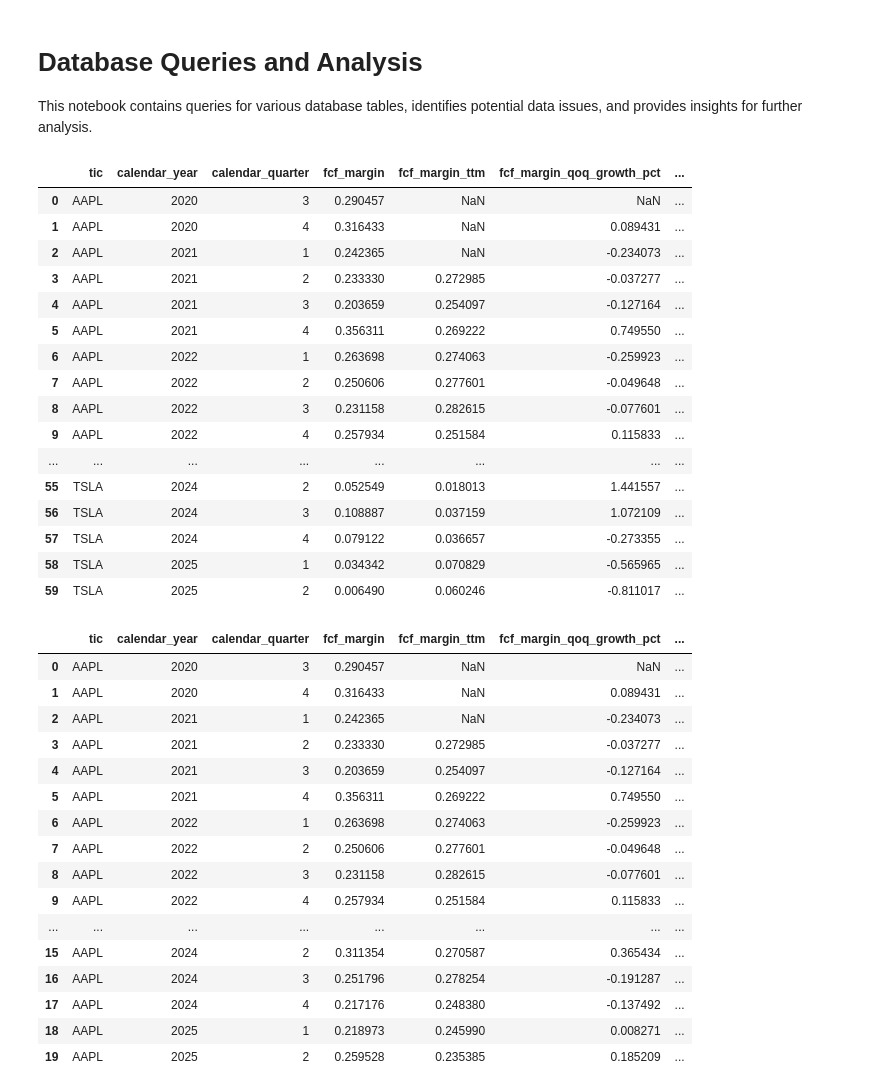
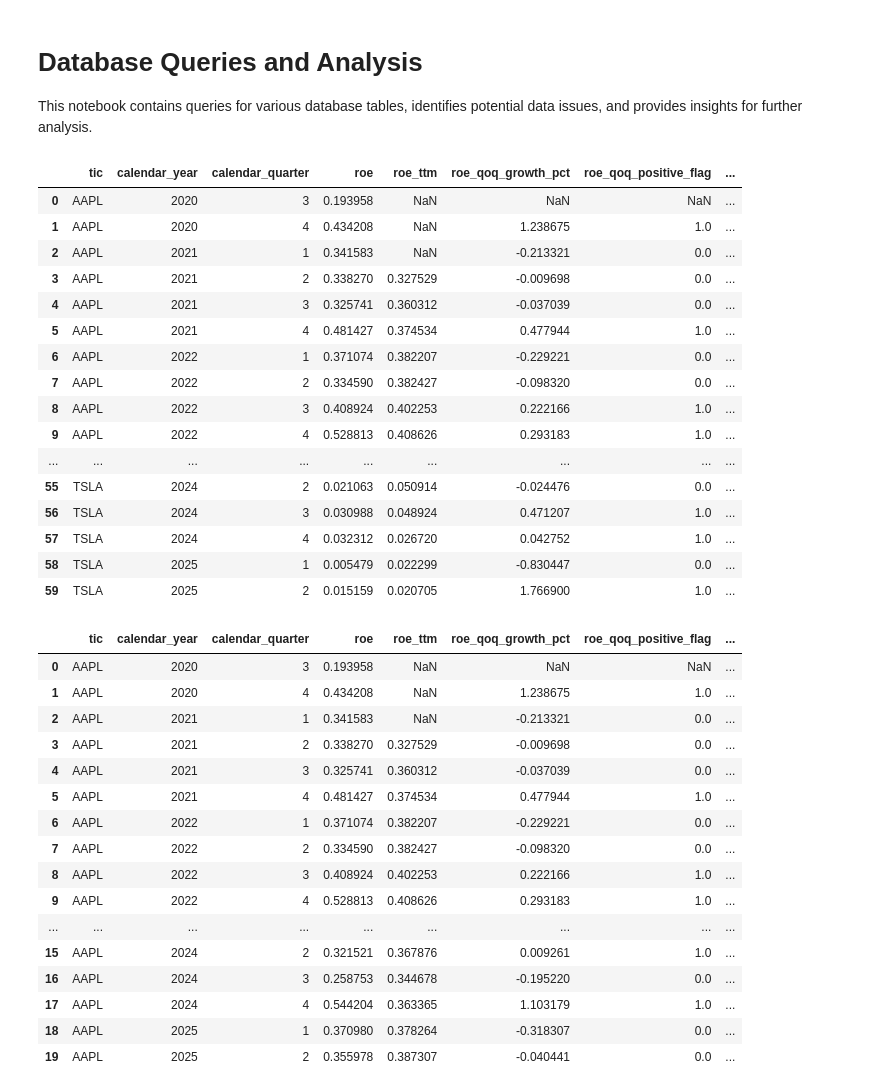
Before and after one commit to vincentsham/stock_ai_app, a Jupyter notebook: server/database/db_metric_queries.ipynb, the cells around one changed output. Drawn from its saved outputs; the diff is of its cells as text; code cells hidden in the pictures.

Commit message:
complete roa roe roic metrics

```diff
--- a/server/database/db_metric_queries.ipynb
+++ b/server/database/db_metric_queries.ipynb
@@ -9,53 +9,53 @@ from utils import connect_to_db
 # %%
 # Query the `stock_metadata` table
 conn = connect_to_db()
 if conn:
-    query = "SELECT * FROM core.fcf_margin_metrics ORDER BY tic, calendar_year, calendar_quarter;"
+    query = "SELECT * FROM core.roe_metrics ORDER BY tic, calendar_year, calendar_quarter;"
     df = pd.read_sql_query(query, conn)
     conn.close()
 
     # Display the data
     display(df)
 # %% [output]
-|  | tic | calendar_year | calendar_quarter | fcf_margin | fcf_margin_ttm | fcf_margin_qoq_growth_pct | ... |
-| 0 | AAPL | 2020 | 3 | 0.290457 | NaN | NaN | ... |
-| 1 | AAPL | 2020 | 4 | 0.316433 | NaN | 0.089431 | ... |
-| 2 | AAPL | 2021 | 1 | 0.242365 | NaN | -0.234073 | ... |
-| 3 | AAPL | 2021 | 2 | 0.233330 | 0.272985 | -0.037277 | ... |
-| 4 | AAPL | 2021 | 3 | 0.203659 | 0.254097 | -0.127164 | ... |
-| 5 | AAPL | 2021 | 4 | 0.356311 | 0.269222 | 0.749550 | ... |
-| 6 | AAPL | 2022 | 1 | 0.263698 | 0.274063 | -0.259923 | ... |
-| 7 | AAPL | 2022 | 2 | 0.250606 | 0.277601 | -0.049648 | ... |
-| 8 | AAPL | 2022 | 3 | 0.231158 | 0.282615 | -0.077601 | ... |
-| 9 | AAPL | 2022 | 4 | 0.257934 | 0.251584 | 0.115833 | ... |
-| ... | ... | ... | ... | ... | ... | ... | ... |
-| 55 | TSLA | 2024 | 2 | 0.052549 | 0.018013 | 1.441557 | ... |
-| 56 | TSLA | 2024 | 3 | 0.108887 | 0.037159 | 1.072109 | ... |
-| 57 | TSLA | 2024 | 4 | 0.079122 | 0.036657 | -0.273355 | ... |
-| 58 | TSLA | 2025 | 1 | 0.034342 | 0.070829 | -0.565965 | ... |
-| 59 | TSLA | 2025 | 2 | 0.006490 | 0.060246 | -0.811017 | ... |
+|  | tic | calendar_year | calendar_quarter | roe | roe_ttm | roe_qoq_growth_pct | roe_qoq_positive_flag | ... |
+| 0 | AAPL | 2020 | 3 | 0.193958 | NaN | NaN | NaN | ... |
+| 1 | AAPL | 2020 | 4 | 0.434208 | NaN | 1.238675 | 1.0 | ... |
+| 2 | AAPL | 2021 | 1 | 0.341583 | NaN | -0.213321 | 0.0 | ... |
+| 3 | AAPL | 2021 | 2 | 0.338270 | 0.327529 | -0.009698 | 0.0 | ... |
+| 4 | AAPL | 2021 | 3 | 0.325741 | 0.360312 | -0.037039 | 0.0 | ... |
+| 5 | AAPL | 2021 | 4 | 0.481427 | 0.374534 | 0.477944 | 1.0 | ... |
+| 6 | AAPL | 2022 | 1 | 0.371074 | 0.382207 | -0.229221 | 0.0 | ... |
+| 7 | AAPL | 2022 | 2 | 0.334590 | 0.382427 | -0.098320 | 0.0 | ... |
+| 8 | AAPL | 2022 | 3 | 0.408924 | 0.402253 | 0.222166 | 1.0 | ... |
+| 9 | AAPL | 2022 | 4 | 0.528813 | 0.408626 | 0.293183 | 1.0 | ... |
+| ... | ... | ... | ... | ... | ... | ... | ... | ... |
+| 55 | TSLA | 2024 | 2 | 0.021063 | 0.050914 | -0.024476 | 0.0 | ... |
+| 56 | TSLA | 2024 | 3 | 0.030988 | 0.048924 | 0.471207 | 1.0 | ... |
+| 57 | TSLA | 2024 | 4 | 0.032312 | 0.026720 | 0.042752 | 1.0 | ... |
+| 58 | TSLA | 2025 | 1 | 0.005479 | 0.022299 | -0.830447 | 0.0 | ... |
+| 59 | TSLA | 2025 | 2 | 0.015159 | 0.020705 | 1.766900 | 1.0 | ... |
 # %%
 # show all columns
 pd.set_option('display.max_columns', None)
 df[df['tic'] == 'AAPL'].iloc[-20:]
 # %% [output]
-|  | tic | calendar_year | calendar_quarter | fcf_margin | fcf_margin_ttm | fcf_margin_qoq_growth_pct | ... |
-| 0 | AAPL | 2020 | 3 | 0.290457 | NaN | NaN | ... |
-| 1 | AAPL | 2020 | 4 | 0.316433 | NaN | 0.089431 | ... |
-| 2 | AAPL | 2021 | 1 | 0.242365 | NaN | -0.234073 | ... |
-| 3 | AAPL | 2021 | 2 | 0.233330 | 0.272985 | -0.037277 | ... |
-| 4 | AAPL | 2021 | 3 | 0.203659 | 0.254097 | -0.127164 | ... |
-| 5 | AAPL | 2021 | 4 | 0.356311 | 0.269222 | 0.749550 | ... |
-| 6 | AAPL | 2022 | 1 | 0.263698 | 0.274063 | -0.259923 | ... |
-| 7 | AAPL | 2022 | 2 | 0.250606 | 0.277601 | -0.049648 | ... |
-| 8 | AAPL | 2022 | 3 | 0.231158 | 0.282615 | -0.077601 | ... |
-| 9 | AAPL | 2022 | 4 | 0.257934 | 0.251584 | 0.115833 | ... |
-| ... | ... | ... | ... | ... | ... | ... | ... |
-| 15 | AAPL | 2024 | 2 | 0.311354 | 0.270587 | 0.365434 | ... |
-| 16 | AAPL | 2024 | 3 | 0.251796 | 0.278254 | -0.191287 | ... |
-| 17 | AAPL | 2024 | 4 | 0.217176 | 0.248380 | -0.137492 | ... |
-| 18 | AAPL | 2025 | 1 | 0.218973 | 0.245990 | 0.008271 | ... |
-| 19 | AAPL | 2025 | 2 | 0.259528 | 0.235385 | 0.185209 | ... |
+|  | tic | calendar_year | calendar_quarter | roe | roe_ttm | roe_qoq_growth_pct | roe_qoq_positive_flag | ... |
+| 0 | AAPL | 2020 | 3 | 0.193958 | NaN | NaN | NaN | ... |
+| 1 | AAPL | 2020 | 4 | 0.434208 | NaN | 1.238675 | 1.0 | ... |
+| 2 | AAPL | 2021 | 1 | 0.341583 | NaN | -0.213321 | 0.0 | ... |
+| 3 | AAPL | 2021 | 2 | 0.338270 | 0.327529 | -0.009698 | 0.0 | ... |
+| 4 | AAPL | 2021 | 3 | 0.325741 | 0.360312 | -0.037039 | 0.0 | ... |
+| 5 | AAPL | 2021 | 4 | 0.481427 | 0.374534 | 0.477944 | 1.0 | ... |
+| 6 | AAPL | 2022 | 1 | 0.371074 | 0.382207 | -0.229221 | 0.0 | ... |
+| 7 | AAPL | 2022 | 2 | 0.334590 | 0.382427 | -0.098320 | 0.0 | ... |
+| 8 | AAPL | 2022 | 3 | 0.408924 | 0.402253 | 0.222166 | 1.0 | ... |
+| 9 | AAPL | 2022 | 4 | 0.528813 | 0.408626 | 0.293183 | 1.0 | ... |
+| ... | ... | ... | ... | ... | ... | ... | ... | ... |
+| 15 | AAPL | 2024 | 2 | 0.321521 | 0.367876 | 0.009261 | 1.0 | ... |
+| 16 | AAPL | 2024 | 3 | 0.258753 | 0.344678 | -0.195220 | 0.0 | ... |
+| 17 | AAPL | 2024 | 4 | 0.544204 | 0.363365 | 1.103179 | 1.0 | ... |
+| 18 | AAPL | 2025 | 1 | 0.370980 | 0.378264 | -0.318307 | 0.0 | ... |
+| 19 | AAPL | 2025 | 2 | 0.355978 | 0.387307 | -0.040441 | 0.0 | ... |
 # %%
 df[df['tic'] == 'TSLA'].iloc[-20:]
 # %% [output]
```
Also changed, not shown: parts of 2 cells of this notebook, 5 other files.
